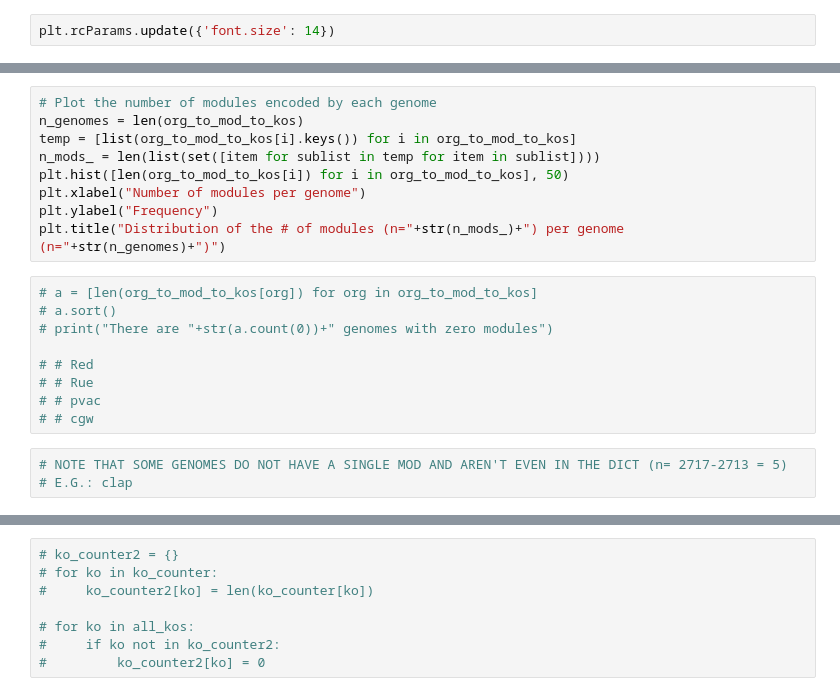
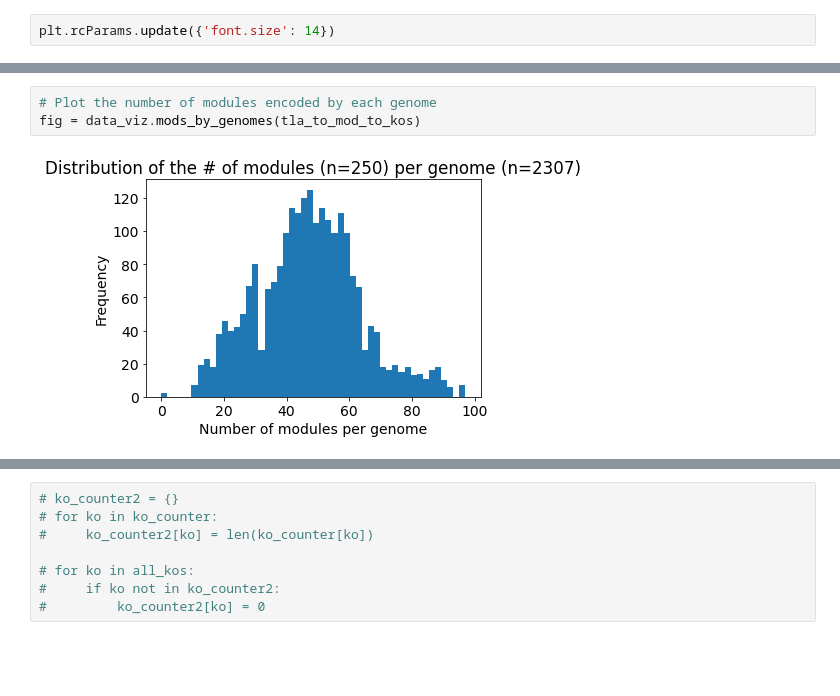
Before and after one commit to natasha-dudek/DeepGenomeVector, a Jupyter notebook: main.ipynb, the cells around one changed output, grey strips where cells are left out. Cells and saved outputs as stored; diff of their text form; blank space fills up the shorter version.

```diff
--- a/main.ipynb
+++ b/main.ipynb
@@ -188,22 +153,6 @@ print(np.median(lens), min(lens), max(lens))
-# %%
-# Plot the number of modules encoded by each genome
-n_genomes = len(org_to_mod_to_kos)
-temp = [list(org_to_mod_to_kos[i].keys()) for i in org_to_mod_to_kos]
-n_mods_ = len(list(set([item for sublist in temp for item in sublist])))
-plt.hist([len(org_to_mod_to_kos[i]) for i in org_to_mod_to_kos], 50)
-plt.xlabel("Number of modules per genome")
-plt.ylabel("Frequency")
-plt.title("Distribution of the # of modules (n="+str(n_mods_)+") per genome (n="+str(n_genomes)+")")
-# %%
-# a = [len(org_to_mod_to_kos[org]) for org in org_to_mod_to_kos]
-# a.sort()
-# print("There are "+str(a.count(0))+" genomes with zero modules")
-
-# # Red
-# # Rue
-# # pvac
-# # cgw
-# %%
-# NOTE THAT SOME GENOMES DO NOT HAVE A SINGLE MOD AND AREN'T EVEN IN THE DICT (n= 2717-2713 = 5)
-# E.G.: clap
+# %%
+# Plot the number of modules encoded by each genome
+fig = data_viz.mods_by_genomes(tla_to_mod_to_kos)
+# %% [output]
+[figure, added]
 # %%
```
Also changed, not shown: parts of 42 cells of this notebook, 3 other files.
